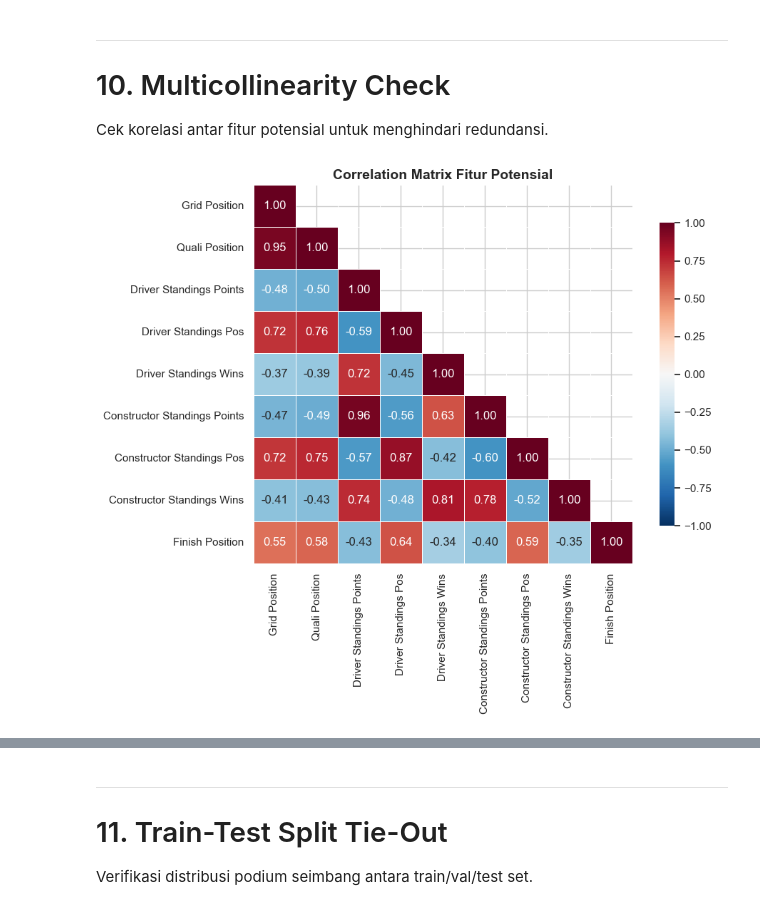
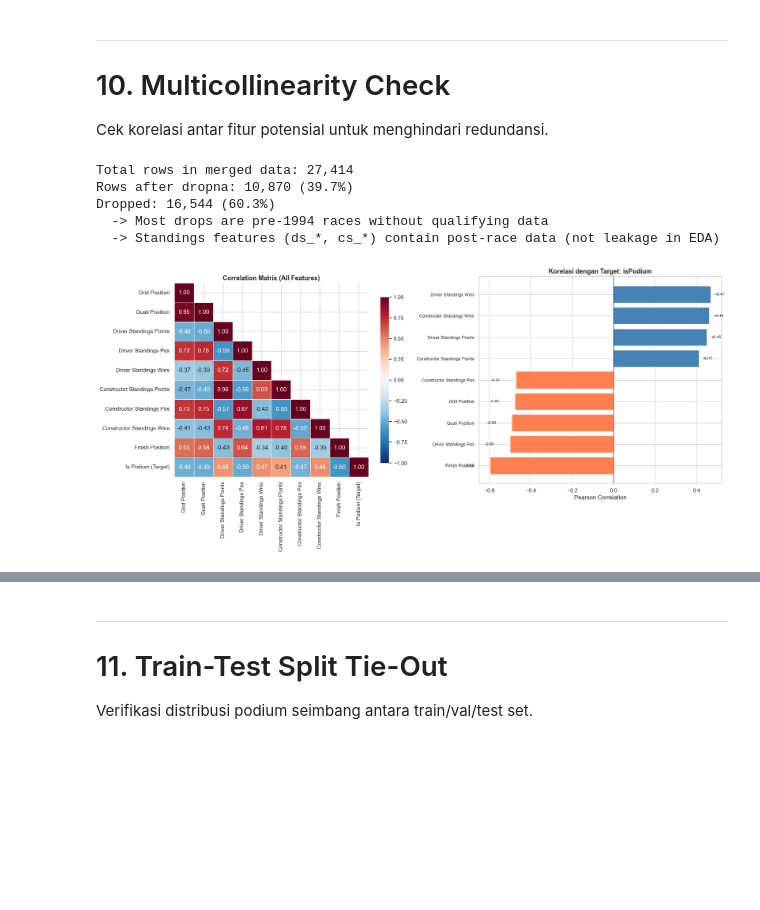
Before and after one commit to blurtie/f1-podium-prediction, a Jupyter notebook: notebooks/eda_azzam.ipynb, the cells around one changed output, grey strips where cells are left out. Drawn from its saved outputs; the diff is of its cells as text; code cells hidden in the pictures; blank space fills up the shorter version.

Commit message:
Fix tenure aggregation bug, hardcoded split years, standings leak warning, and add isPodium correlation

```diff
--- a/notebooks/eda_azzam.ipynb
+++ b/notebooks/eda_azzam.ipynb
@@ -906,6 +944,9 @@ Max tenure: 246 races
 Cek korelasi antar fitur potensial untuk menghindari redundansi.
 # %%
 # Build a feature matrix to check correlations
+# NOTE: Standings data (ds_*) is POST-race (includes current race results).
+# For EDA correlation this is fine, but for model training you MUST
+# use standings from the PREVIOUS race to avoid target leakage.
 feature_data = results.merge(tables["qualifying"][["raceId", "driverId", "position"]],
                               on=["raceId", "driverId"], how="left", suffixes=("", "_quali"))
 feature_data = feature_data.rename(columns={"position_quali": "quali_pos"})
@@ -920,49 +961,77 @@ feature_data = feature_data.merge(
 )
 feature_data = feature_data.rename(columns={"position_cs": "cs_position", "points_cs": "cs_points", "wins_cs": "cs_wins"})
 
+# Add isPodium target
+feature_data["isPodium"] = feature_data["positionOrder"] <= 3
+
 # Pilih kolom numerik untuk korelasi
 corr_cols = ["grid", "quali_pos", "ds_points", "ds_position", "wins",
-             "cs_points", "cs_position", "cs_wins", "positionOrder"]
+             "cs_points", "cs_position", "cs_wins", "positionOrder", "isPodium"]
 corr_data = feature_data[corr_cols].dropna()
+
+# Report how much data is dropped (mostly pre-1994 races without quali data)
+total_rows = len(feature_data)
+dropped = total_rows - len(corr_data)
+print(f"Total rows in merged data: {total_rows:,}")
+print(f"Rows after dropna: {len(corr_data):,} ({len(corr_data)/total_rows*100:.1f}%)")
+print(f"Dropped: {dropped:,} ({dropped/total_rows*100:.1f}%)")
+print(f"  -> Most drops are pre-1994 races without qualifying data")
+print(f"  -> Standings features (ds_*, cs_*) contain post-race data (not leakage in EDA)")
 
 # Map column names to readable
 col_map = {
     "grid": "Grid Position",
     "quali_pos": "Quali Position",
     "ds_points": "Driver Standings Points",
     "ds_position": "Driver Standings Pos",
     "wins": "Driver Standings Wins",
     "cs_points": "Constructor Standings Points",
     "cs_position": "Constructor Standings Pos",
     "cs_wins": "Constructor Standings Wins",
-    "positionOrder": "Finish Position"
+    "positionOrder": "Finish Position",
+    "isPodium": "Is Podium (Target)"
 }
 corr_matrix = corr_data.rename(columns=col_map).corr()
 
-fig, ax = plt.subplots(figsize=(10, 8))
+fig, axes = plt.subplots(1, 2, figsize=(18, 8))
+
+# Heatmap (full)
 mask = np.triu(np.ones_like(corr_matrix, dtype=bool), k=1)
 sns.heatmap(corr_matrix, mask=mask, annot=True, fmt=".2f", cmap="RdBu_r",
-            center=0, square=True, linewidths=0.5, ax=ax,
+            center=0, square=True, linewidths=0.5, ax=axes[0],
             vmin=-1, vmax=1,
             cbar_kws={"shrink": 0.8})
-ax.set_title("Correlation Matrix Fitur Potensial", fontweight="bold", fontsize=14)
+axes[0].set_title("Correlation Matrix (All Features)", fontweight="bold", fontsize=13)
+
+# Bar chart: correlation with isPodium
+podium_corr = corr_matrix["Is Podium (Target)"].drop("Is Podium (Target)", errors="ignore")
+podium_corr = podium_corr.sort_values()
+colors = ["coral" if v < 0 else "steelblue" for v in podium_corr.values]
+axes[1].barh(range(len(podium_corr)), podium_corr.values, color=colors)
+axes[1].set_yticks(range(len(podium_corr)))
+axes[1].set_yticklabels(podium_corr.index, fontsize=9)
+axes[1].axvline(0, color="black", linewidth=0.8)
+axes[1].set_title("Korelasi dengan Target: isPodium", fontweight="bold", fontsize=13)
+axes[1].set_xlabel("Pearson Correlation")
+for i, v in enumerate(podium_corr.values):
+    axes[1].text(v + (0.02 if v >= 0 else -0.12), i, f"{v:+.2f}", va="center", fontsize=8)
+
 plt.tight_layout()
 plt.show()
 
-print("\nKorelasi dengan Finish Position:")
+print("\nKorelasi dengan Target isPodium:")
+podium_corr_sorted = podium_corr.sort_values(key=abs, ascending=False)
+for feat, corr_val in podium_corr_sorted.items():
+    print(f"  {feat:40s}: {corr_val:+.3f}")
+
+print("\nKorelasi dengan Finish Position (reference):")
 finish_corr = corr_matrix["Finish Position"].drop("Finish Position").sort_values(key=abs, ascending=False)
 for feat, corr_val in finish_corr.items():
-    print(f"  {feat:35s}: {corr_val:+.3f}")
-
-print("\n✅ Pair dengan korelasi tinggi (>0.7, multikolinearitas):")
-high_corr = []
-for i in range(len(corr_matrix.columns)):
-    for j in range(i+1, len(corr_matrix.columns)):
-        val = corr_matrix.iloc[i, j]
-        if abs(val) > 0.7:
-            high_corr.append((corr_matrix.columns[i], corr_matrix.columns[j], val))
-            print(f"  {corr_matrix.columns[i]:35s} vs {corr_matrix.columns[j]:30s}: {val:+.2f}")
-if not high_corr:
-    print("  (Tidak ada)")
+    print(f"  {feat:40s}: {corr_val:+.3f}")
 # %% [output]
+Total rows in merged data: 27,414
+Rows after dropna: 10,870 (39.7%)
+Dropped: 16,544 (60.3%)
+  -> Most drops are pre-1994 races without qualifying data
+  -> Standings features (ds_*, cs_*) contain post-race data (not leakage in EDA)
-[figure, old version]
+[figure, new version]
```
Also changed, not shown: parts of 5 cells of this notebook.
